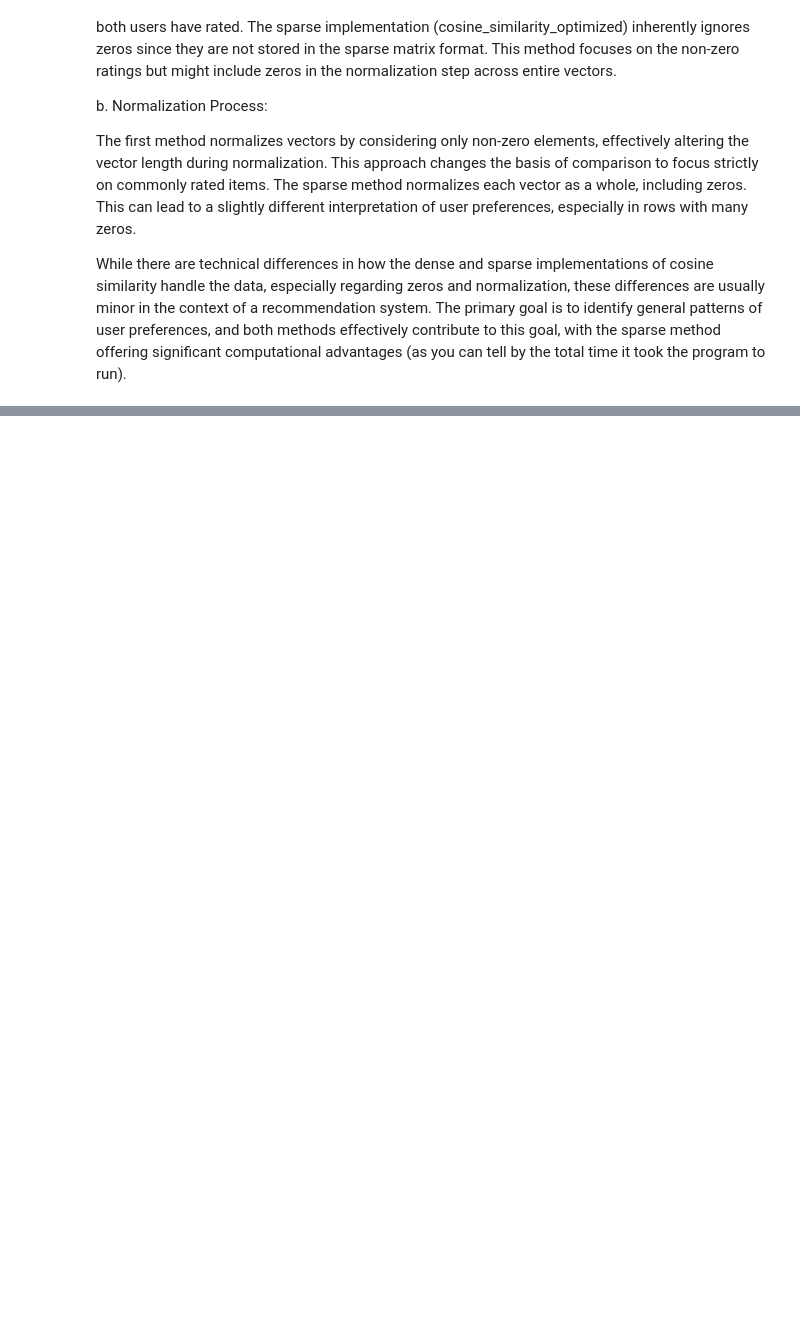
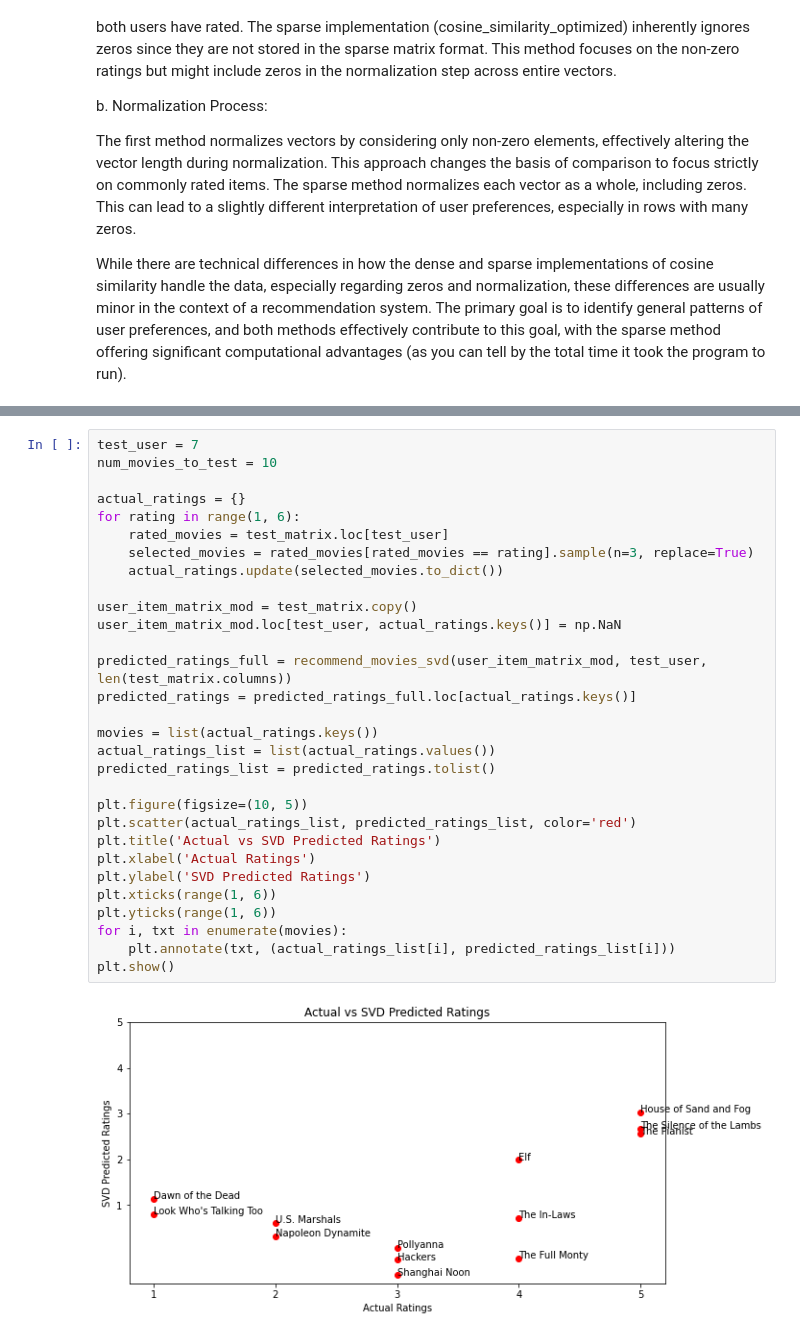
Before and after one commit to jeffjung34/Netflix-Rec-Project, a Jupyter notebook: generateMatrix.ipynb, the cells around one changed output, grey strips where cells are left out. Drawn from its saved outputs; the diff is of its cells as text; blank space fills up the shorter version.

```diff
--- a/generateMatrix.ipynb
+++ b/generateMatrix.ipynb
@@ -227,0 +424,32 @@ While there are technical differences in how the dense and sparse implementation
+# %%
+test_user = 7
+num_movies_to_test = 10
+
+actual_ratings = {}
+for rating in range(1, 6):
+    rated_movies = test_matrix.loc[test_user]
+    selected_movies = rated_movies[rated_movies == rating].sample(n=3, replace=True)
+    actual_ratings.update(selected_movies.to_dict())
+
+user_item_matrix_mod = test_matrix.copy()
+user_item_matrix_mod.loc[test_user, actual_ratings.keys()] = np.NaN
+
+predicted_ratings_full = recommend_movies_svd(user_item_matrix_mod, test_user, len(test_matrix.columns))
+predicted_ratings = predicted_ratings_full.loc[actual_ratings.keys()]
+
+movies = list(actual_ratings.keys())
+actual_ratings_list = list(actual_ratings.values())
+predicted_ratings_list = predicted_ratings.tolist()
+
+plt.figure(figsize=(10, 5))
+plt.scatter(actual_ratings_list, predicted_ratings_list, color='red')
+plt.title('Actual vs SVD Predicted Ratings')
+plt.xlabel('Actual Ratings')
+plt.ylabel('SVD Predicted Ratings')
+plt.xticks(range(1, 6))
+plt.yticks(range(1, 6))
+for i, txt in enumerate(movies):
+    plt.annotate(txt, (actual_ratings_list[i], predicted_ratings_list[i]))
+plt.show()
+# %% [output]
+[figure, added]
```
Also changed, not shown: parts of 20 cells of this notebook.
